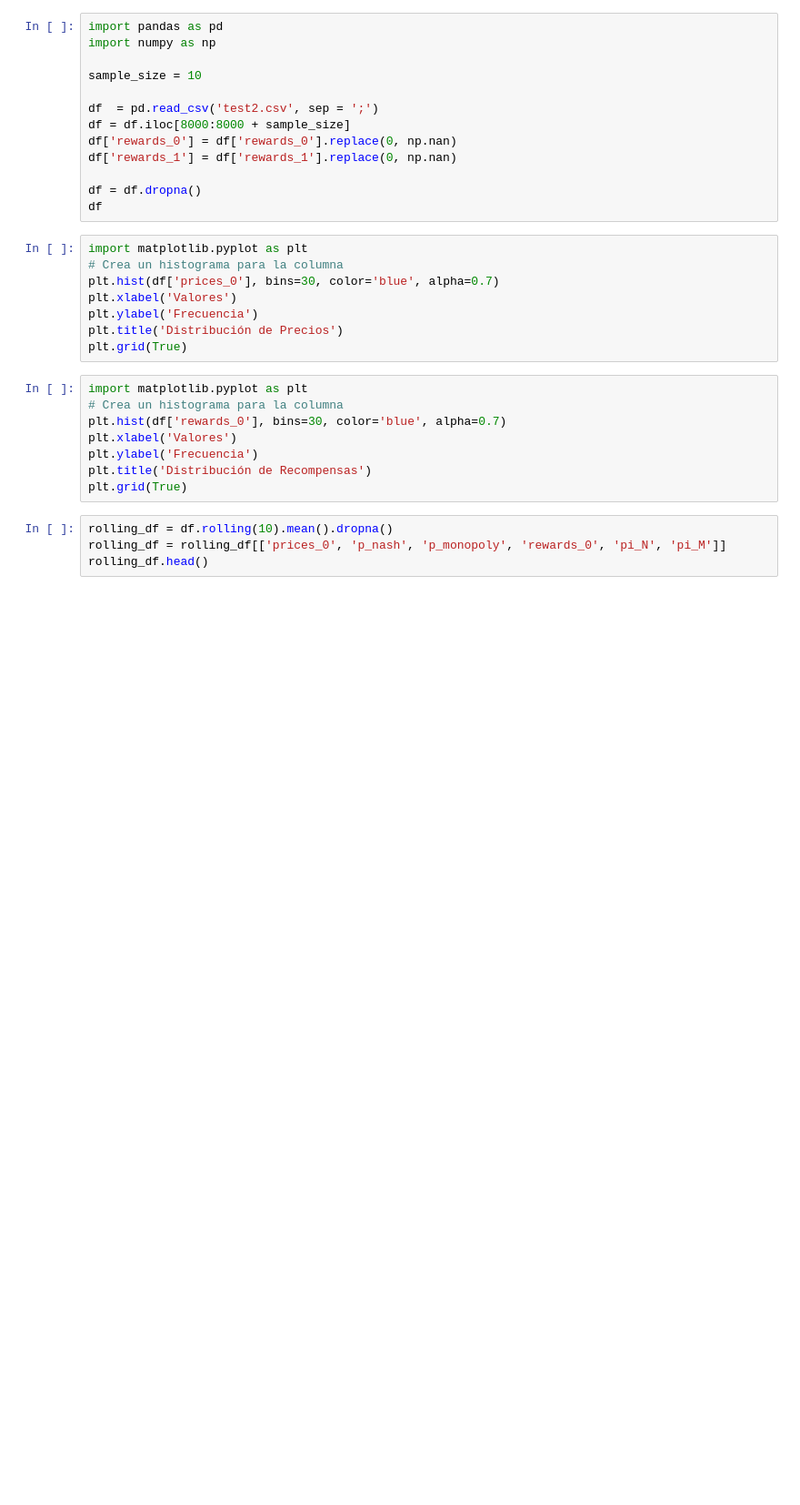
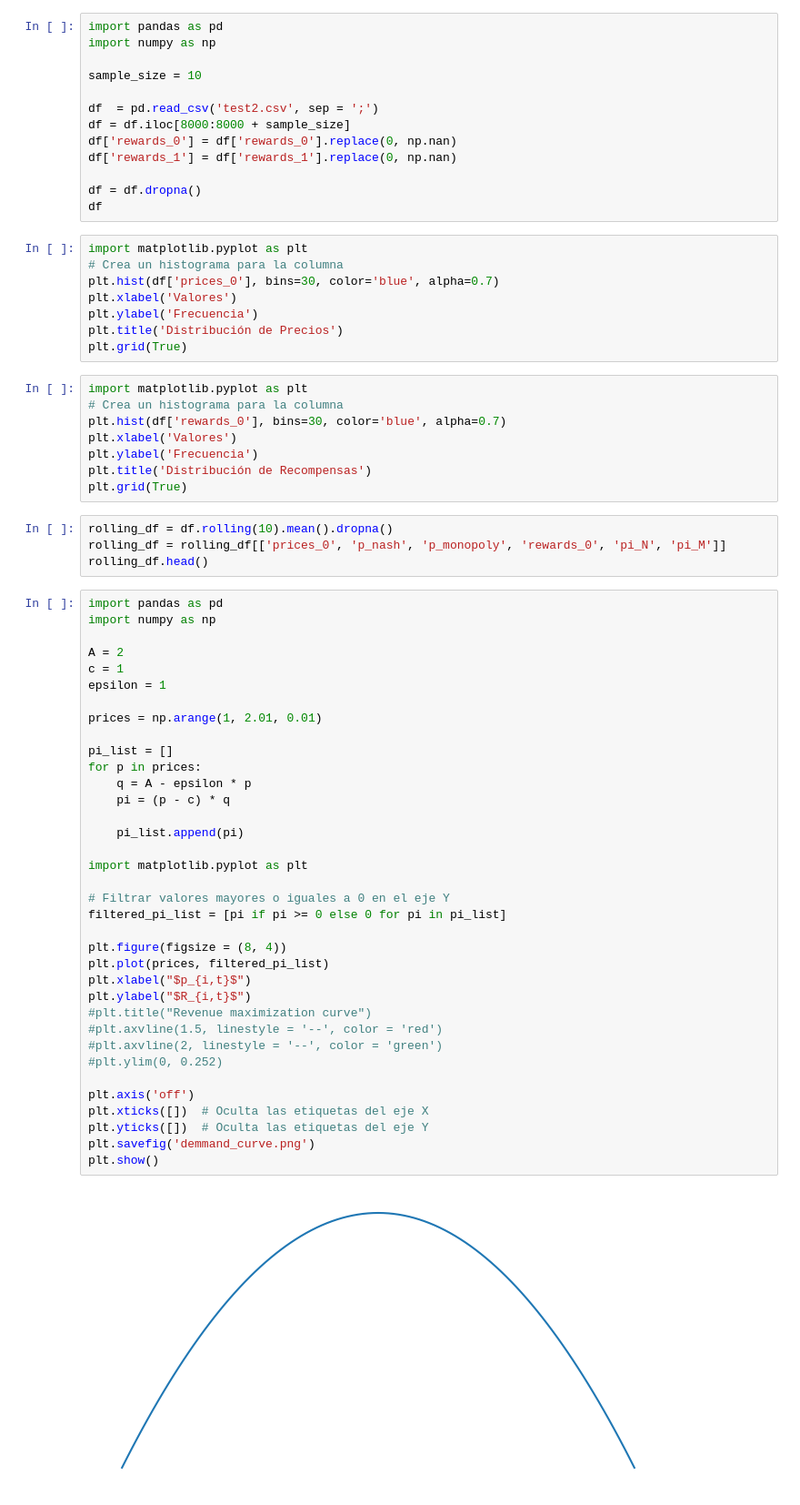
Before and after one commit to sebatinoco/rl_bertrand2, a Jupyter notebook: notebook_profe.ipynb, the cells around one changed output. Shown: that part at 91% size. Saved outputs shown, nothing was run; the diff lists cells and outputs as text; blank space fills up the shorter version.

```diff
--- a/notebook_profe.ipynb
+++ b/notebook_profe.ipynb
@@ -270,3 +270,41 @@ plt.grid(True)
 rolling_df = df.rolling(10).mean().dropna()
 rolling_df = rolling_df[['prices_0', 'p_nash', 'p_monopoly', 'rewards_0', 'pi_N', 'pi_M']]
 rolling_df.head()
+# %%
+import pandas as pd
+import numpy as np
+
+A = 2
+c = 1
+epsilon = 1
+
+prices = np.arange(1, 2.01, 0.01)
+
+pi_list = []
+for p in prices:
+    q = A - epsilon * p
+    pi = (p - c) * q
+
+    pi_list.append(pi)
+
+import matplotlib.pyplot as plt
+
+# Filtrar valores mayores o iguales a 0 en el eje Y
+filtered_pi_list = [pi if pi >= 0 else 0 for pi in pi_list]
+
+plt.figure(figsize = (8, 4))
+plt.plot(prices, filtered_pi_list)
+plt.xlabel("$p_{i,t}$")
+plt.ylabel("$R_{i,t}$")
+#plt.title("Revenue maximization curve")
+#plt.axvline(1.5, linestyle = '--', color = 'red')
+#plt.axvline(2, linestyle = '--', color = 'green')
+#plt.ylim(0, 0.252)
+
+plt.axis('off')
+plt.xticks([])  # Oculta las etiquetas del eje X
+plt.yticks([])  # Oculta las etiquetas del eje Y
+plt.savefig('demmand_curve.png')
+plt.show()
+# %% [output]
+[figure, added]
```
Also changed, not shown: parts of 3 cells of this notebook, 7 other files.
